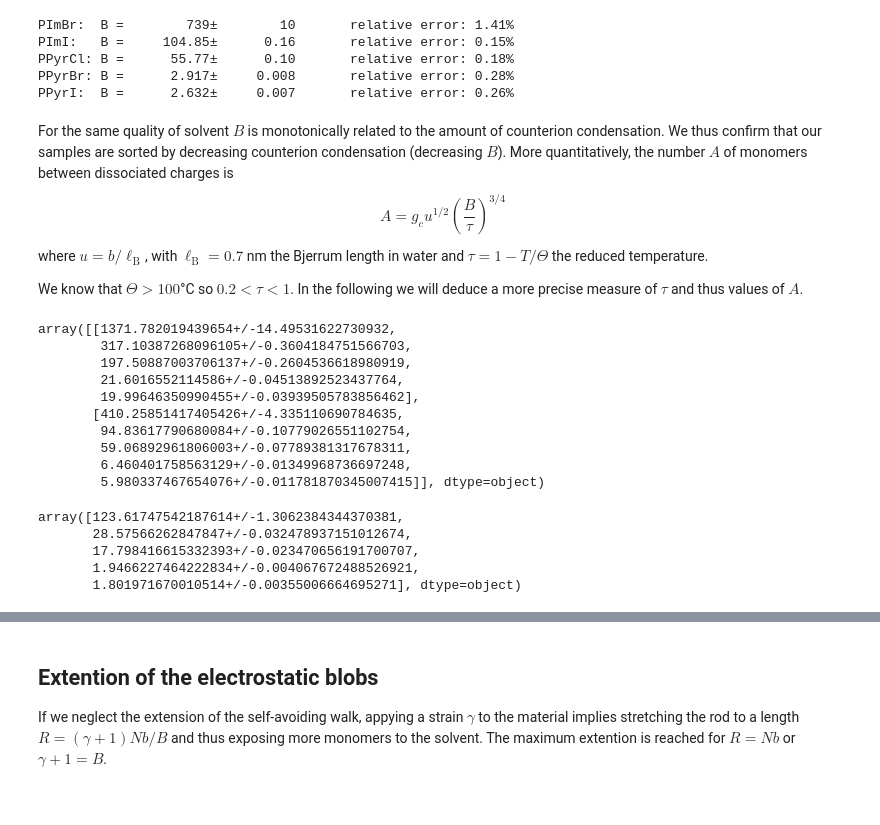
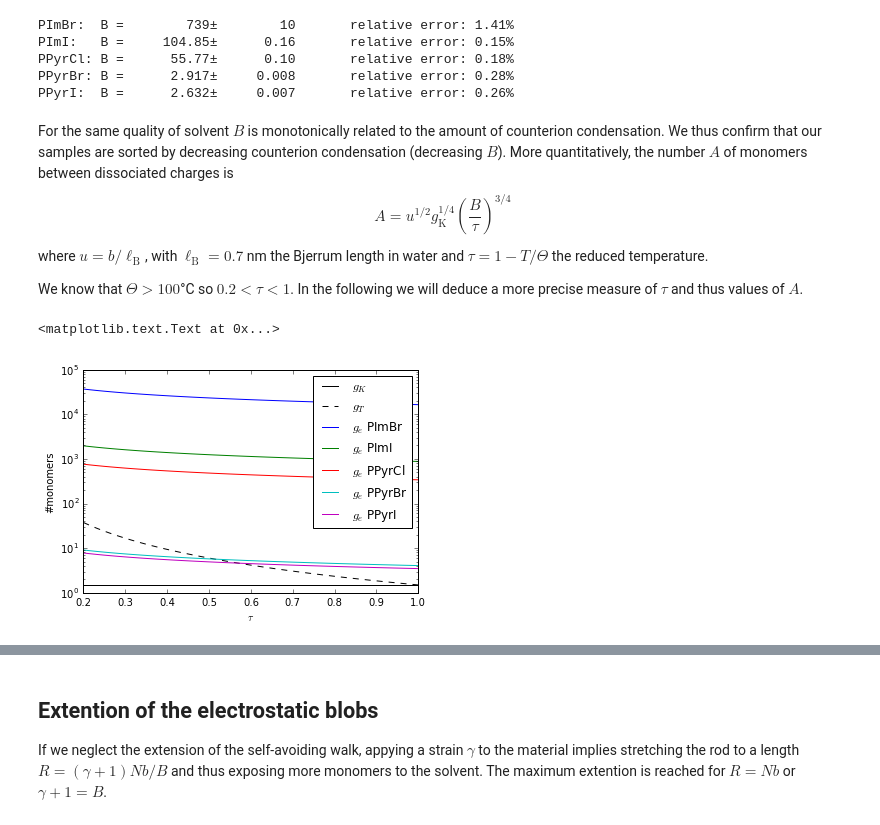
Before and after one commit to MathieuLeocmach/PALSE, a Jupyter notebook: PALSE/nonlinear.ipynb, the cells around one changed output, grey strips where cells are left out. Saved outputs shown, nothing was run; the diff lists cells and outputs as text; code cells hidden in the pictures.

Commit message:
Realistic Kuhn length g_e>g_T condition yields tau

```diff
--- a/PALSE/nonlinear.ipynb
+++ b/PALSE/nonlinear.ipynb
@@ -58,7 +58,8 @@ M
 Other constants
 # %%
 T = constants.C2K(25) #temperature
-b = 0.26e-9 # monomer size along the chain
-v = 6 * b**3
+b = 2.45*0.15e-9 # Kuhn length for a freely rotating chain of thetrahedral carbons
+gK = 1.5 #number of monomers (2 carbons on the chain) in a Kuhn segment
 lB = 0.7e-9 #Bjerum length
-u = lB / v**(1/3)
+u = lB / b
+print('u = {:0.2f}'.format(u))
@@ -301,28 +299,20 @@ PPyrBr: B =      2.917±     0.008       relative error: 0.28%
 PPyrI:  B =      2.632±     0.007       relative error: 0.26%
 # %% [markdown]
 For the same quality of solvent $B$ is monotonically related to the amount of counterion condensation. We thus confirm that our samples are sorted by decreasing counterion condensation (decreasing $B$). More quantitatively, the number $A$ of monomers between dissociated charges is
-$$A = g_c u^{1/2} \left(\frac{B}{\tau}\right)^{3/4}$$
+$$A = u^{1/2} g_\mathrm{K}^{1/4} \left(\frac{B}{\tau}\right)^{3/4}$$
 where $u = b/\ell_\mathrm{B}$, with $\ell_\mathrm{B} = 0.7$ nm the Bjerrum length in water and $\tau = 1-T/\Theta$ the reduced temperature.
 
 We know that $\Theta>100$°C so $0.2<\tau<1$. In the following we will deduce a more precise measure of $\tau$ and thus values of $A$.
-# %%
-gc * u**(1/2) *(B/[[0.2],[1]])**(3/4)
-# %% [output]
-array([[1371.782019439654+/-14.49531622730932,
-        317.10387268096105+/-0.3604184751566703,
-        197.50887003706137+/-0.2604536618980919,
-        21.6016552114586+/-0.04513892523437764,
-        19.99646350990455+/-0.03939505783856462],
-       [410.25851417405426+/-4.335110690784635,
-        94.83617790680084+/-0.10779026551102754,
-        59.06892961806003+/-0.07789381317678311,
-        6.460401758563129+/-0.01349968736697248,
-        5.980337467654076+/-0.011781870345007415]], dtype=object)
-# %%
-(2)**(2/3)/u**(1/2) * B**(3/4) * 0.2**(1/4)
-# %% [output]
-array([123.61747542187614+/-1.3062384344370381,
-       28.57566262847847+/-0.032478937151012674,
-       17.798416615332393+/-0.023470656191700707,
-       1.9466227464222834+/-0.004067672488526921,
-       1.801971670010514+/-0.00355006664695271], dtype=object)
+# %%
+taus = np.linspace(0.2,1)
+plt.axhline(gK, color='k', label=r'$g_K$')
+plt.plot(taus, gK/taus**2, 'k--', label=r'$g_T$')
+for name, BB in zip(names, B):
+    plt.plot(taus, (BB.n**3 /gK/taus)**(1/2), label=r'$g_e$ '+name)
+plt.legend(loc='upper right')
+plt.yscale('log')
+plt.xlabel(r'$\tau$')
+plt.ylabel('#monomers')
+# %% [output]
+<matplotlib.text.Text at 0x...>
+[figure, added]
```
Also changed, not shown: parts of 17 cells of this notebook.
